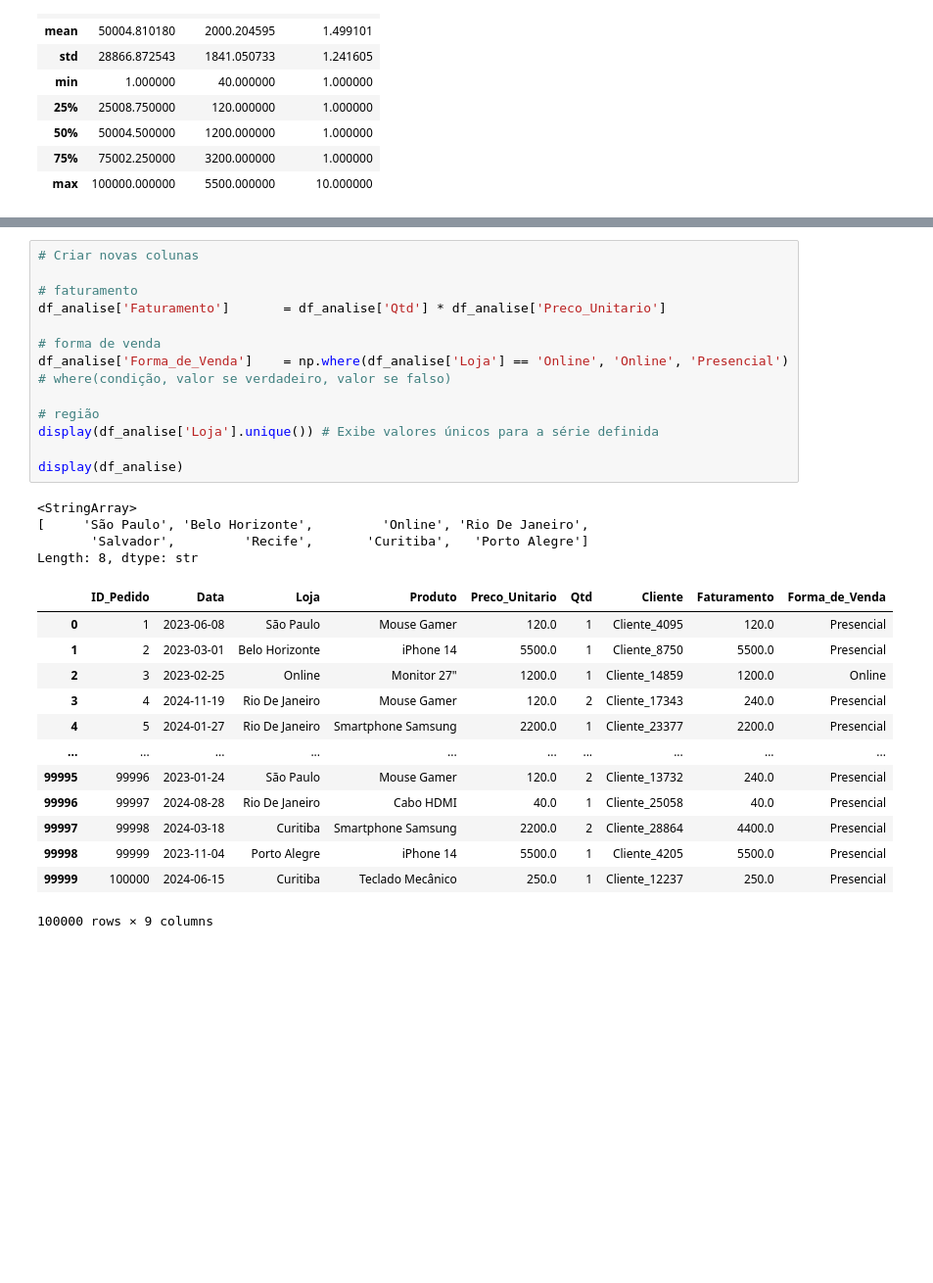
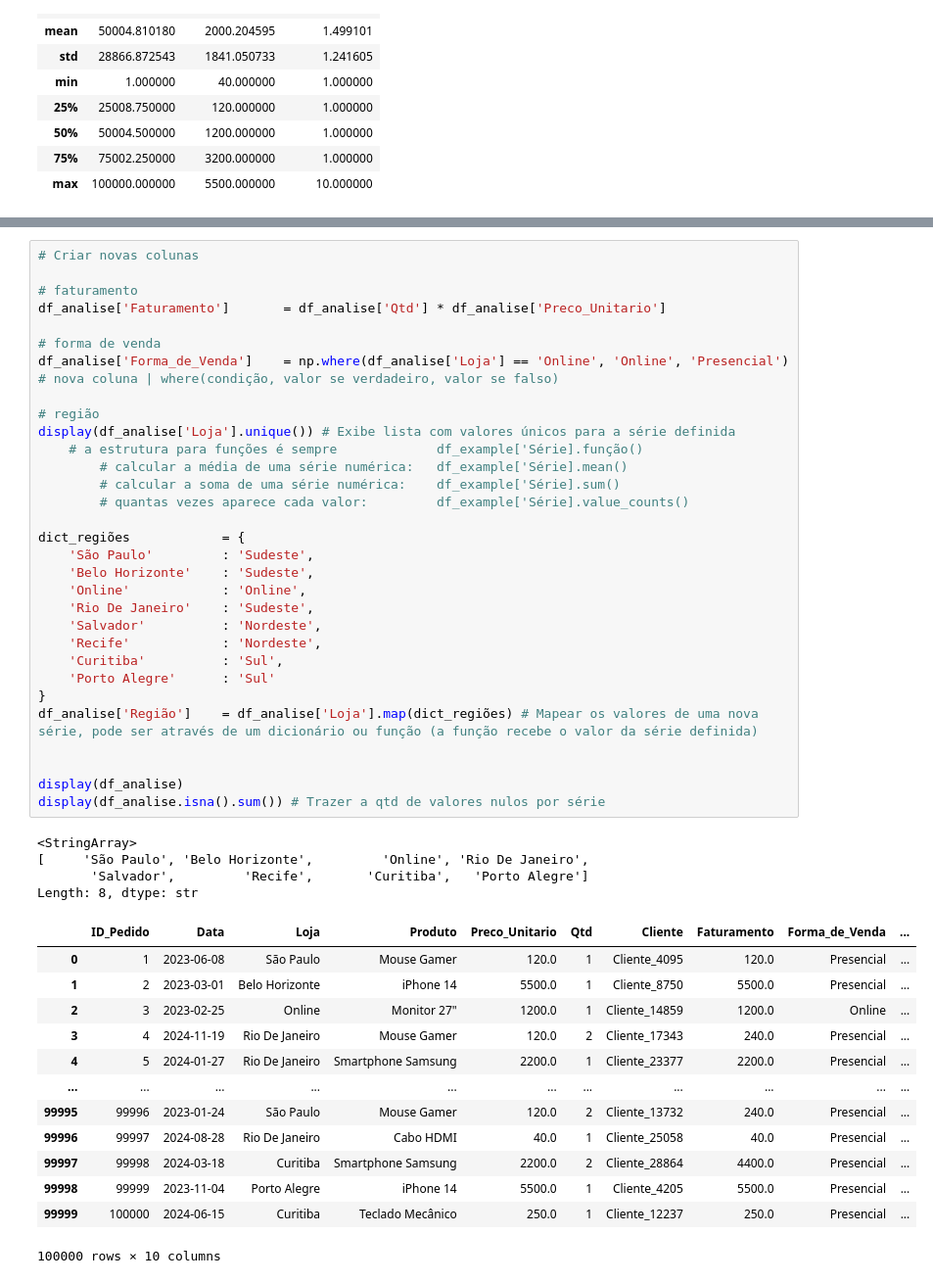
Before and after one commit to VitorAlvs/Estudos, a Jupyter notebook: Pandas supremo - Hashtag Treinamentos/main.ipynb, the cells around one changed output, grey strips where cells are left out. Shown at 98% size. Cells and saved outputs as stored; diff of their text form; blank space fills up the shorter version.

```diff
--- a/Pandas supremo - Hashtag Treinamentos/main.ipynb
+++ b/Pandas supremo - Hashtag Treinamentos/main.ipynb
@@ -142,31 +145,49 @@ None
 # %%
 # Criar novas colunas
 
 # faturamento
 df_analise['Faturamento']       = df_analise['Qtd'] * df_analise['Preco_Unitario']
 
 # forma de venda
-df_analise['Forma_de_Venda']    = np.where(df_analise['Loja'] == 'Online', 'Online', 'Presencial') # where(condição, valor se verdadeiro, valor se falso)
+df_analise['Forma_de_Venda']    = np.where(df_analise['Loja'] == 'Online', 'Online', 'Presencial') # nova coluna | where(condição, valor se verdadeiro, valor se falso)
 
 # região
-display(df_analise['Loja'].unique()) # Exibe valores únicos para a série definida
+display(df_analise['Loja'].unique()) # Exibe lista com valores únicos para a série definida
+    # a estrutura para funções é sempre             df_example['Série].função()
+        # calcular a média de uma série numérica:   df_example['Série].mean()
+        # calcular a soma de uma série numérica:    df_example['Série].sum()
+        # quantas vezes aparece cada valor:         df_example['Série].value_counts()
+
+dict_regiões            = {
+    'São Paulo'         : 'Sudeste',
+    'Belo Horizonte'    : 'Sudeste',
+    'Online'            : 'Online',
+    'Rio De Janeiro'    : 'Sudeste',
+    'Salvador'          : 'Nordeste',
+    'Recife'            : 'Nordeste',
+    'Curitiba'          : 'Sul',
+    'Porto Alegre'      : 'Sul'
+}
+df_analise['Região']    = df_analise['Loja'].map(dict_regiões) # Mapear os valores de uma nova série, pode ser através de um dicionário ou função (a função recebe o valor da série definida)
+
 
 display(df_analise)
+display(df_analise.isna().sum()) # Trazer a qtd de valores nulos por série
 # %% [output]
 <StringArray>
 [     'São Paulo', 'Belo Horizonte',         'Online', 'Rio De Janeiro',
        'Salvador',         'Recife',       'Curitiba',   'Porto Alegre']
 Length: 8, dtype: str
-|  | ID_Pedido | Data | Loja | Produto | Preco_Unitario | Qtd | Cliente | Faturamento | Forma_de_Venda |
-| 0 | 1 | 2023-06-08 | São Paulo | Mouse Gamer | 120.0 | 1 | Cliente_4095 | 120.0 | Presencial |
-| 1 | 2 | 2023-03-01 | Belo Horizonte | iPhone 14 | 5500.0 | 1 | Cliente_8750 | 5500.0 | Presencial |
-| 2 | 3 | 2023-02-25 | Online | Monitor 27" | 1200.0 | 1 | Cliente_14859 | 1200.0 | Online |
-| 3 | 4 | 2024-11-19 | Rio De Janeiro | Mouse Gamer | 120.0 | 2 | Cliente_17343 | 240.0 | Presencial |
-| 4 | 5 | 2024-01-27 | Rio De Janeiro | Smartphone Samsung | 2200.0 | 1 | Cliente_23377 | 2200.0 | Presencial |
-| ... | ... | ... | ... | ... | ... | ... | ... | ... | ... |
-| 99995 | 99996 | 2023-01-24 | São Paulo | Mouse Gamer | 120.0 | 2 | Cliente_13732 | 240.0 | Presencial |
-| 99996 | 99997 | 2024-08-28 | Rio De Janeiro | Cabo HDMI | 40.0 | 1 | Cliente_25058 | 40.0 | Presencial |
-| 99997 | 99998 | 2024-03-18 | Curitiba | Smartphone Samsung | 2200.0 | 2 | Cliente_28864 | 4400.0 | Presencial |
-| 99998 | 99999 | 2023-11-04 | Porto Alegre | iPhone 14 | 5500.0 | 1 | Cliente_4205 | 5500.0 | Presencial |
-| 99999 | 100000 | 2024-06-15 | Curitiba | Teclado Mecânico | 250.0 | 1 | Cliente_12237 | 250.0 | Presencial |
+|  | ID_Pedido | Data | Loja | Produto | Preco_Unitario | Qtd | Cliente | Faturamento | Forma_de_Venda | ... |
+| 0 | 1 | 2023-06-08 | São Paulo | Mouse Gamer | 120.0 | 1 | Cliente_4095 | 120.0 | Presencial | ... |
+| 1 | 2 | 2023-03-01 | Belo Horizonte | iPhone 14 | 5500.0 | 1 | Cliente_8750 | 5500.0 | Presencial | ... |
+| 2 | 3 | 2023-02-25 | Online | Monitor 27" | 1200.0 | 1 | Cliente_14859 | 1200.0 | Online | ... |
+| 3 | 4 | 2024-11-19 | Rio De Janeiro | Mouse Gamer | 120.0 | 2 | Cliente_17343 | 240.0 | Presencial | ... |
+| 4 | 5 | 2024-01-27 | Rio De Janeiro | Smartphone Samsung | 2200.0 | 1 | Cliente_23377 | 2200.0 | Presencial | ... |
+| ... | ... | ... | ... | ... | ... | ... | ... | ... | ... | ... |
+| 99995 | 99996 | 2023-01-24 | São Paulo | Mouse Gamer | 120.0 | 2 | Cliente_13732 | 240.0 | Presencial | ... |
+| 99996 | 99997 | 2024-08-28 | Rio De Janeiro | Cabo HDMI | 40.0 | 1 | Cliente_25058 | 40.0 | Presencial | ... |
+| 99997 | 99998 | 2024-03-18 | Curitiba | Smartphone Samsung | 2200.0 | 2 | Cliente_28864 | 4400.0 | Presencial | ... |
+| 99998 | 99999 | 2023-11-04 | Porto Alegre | iPhone 14 | 5500.0 | 1 | Cliente_4205 | 5500.0 | Presencial | ... |
+| 99999 | 100000 | 2024-06-15 | Curitiba | Teclado Mecânico | 250.0 | 1 | Cliente_12237 | 250.0 | Presencial | ... |
-100000 rows × 9 columns
+100000 rows × 10 columns
```
Also changed, not shown: parts of 6 cells of this notebook, 1 other file.
